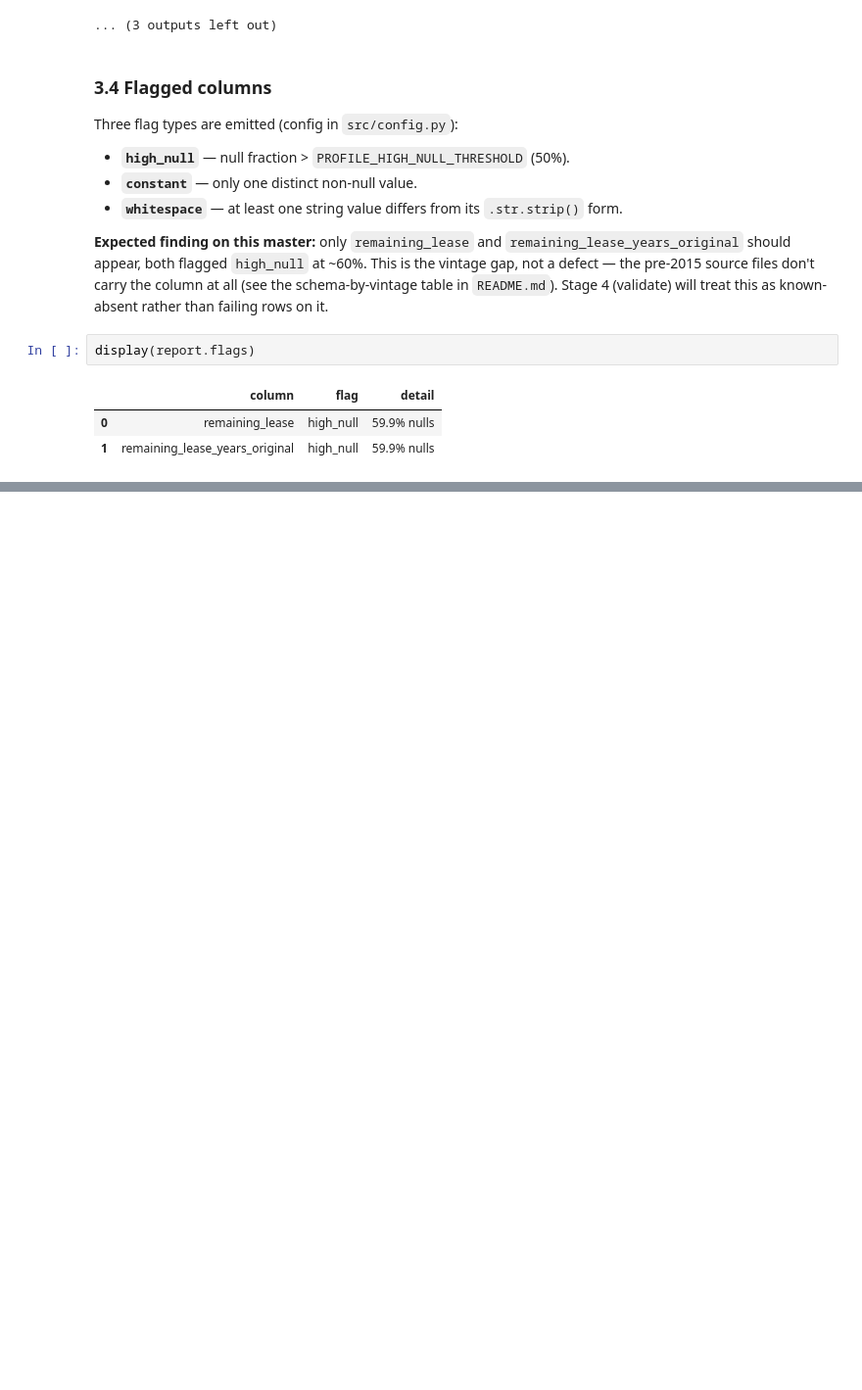
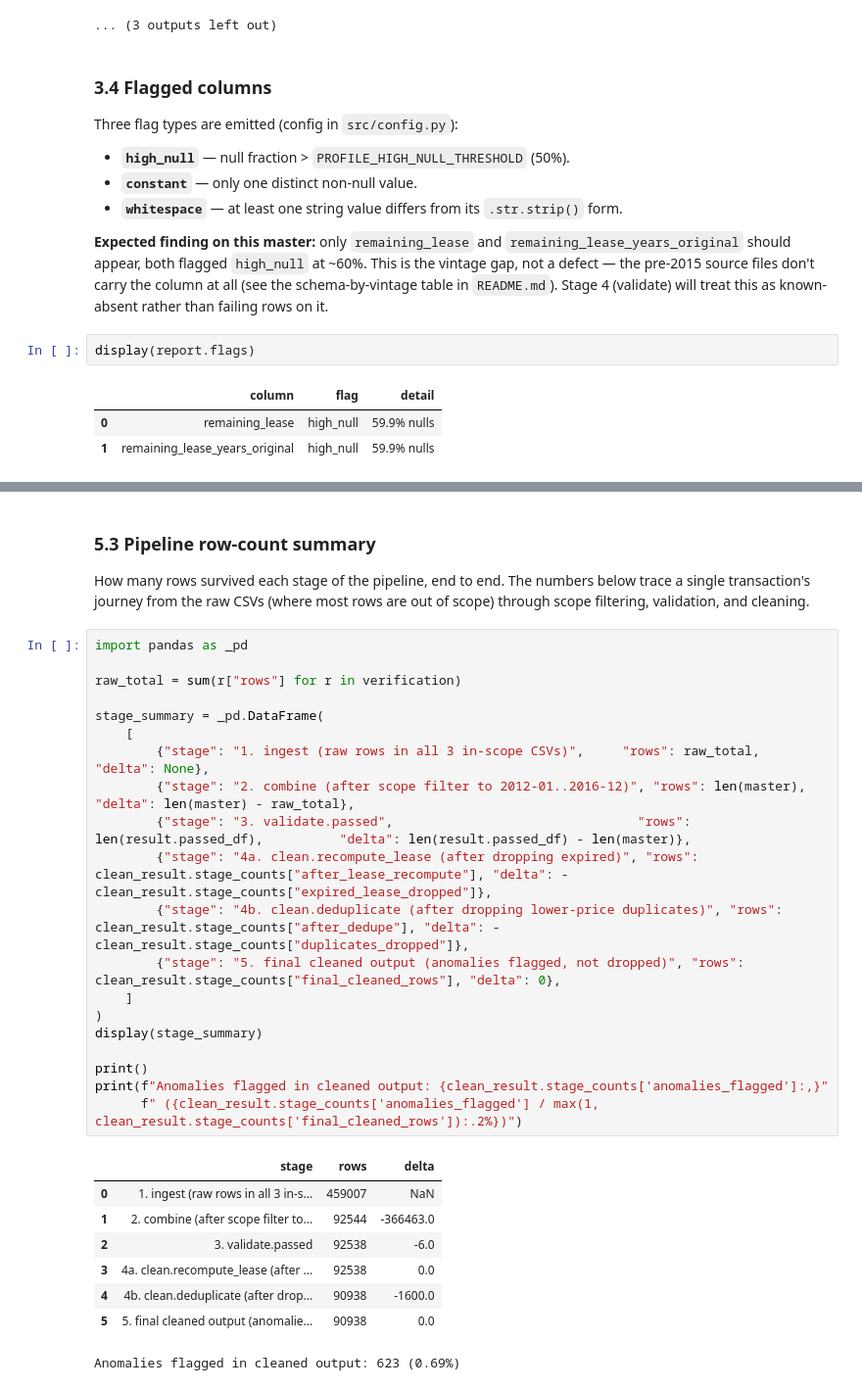
Before and after one commit to ivan-ong/hdb_resale_prices, a Jupyter notebook: notebook/hdb_etl.ipynb, the cells around one changed output, grey strips where cells are left out. Shown at 98% size. Saved outputs shown, nothing was run; the diff lists cells and outputs as text; blank space fills up the shorter version.

```diff
--- a/notebook/hdb_etl.ipynb
+++ b/notebook/hdb_etl.ipynb
@@ -378 +596,34 @@ display(report.flags)
+# %% [markdown]
+### 5.3 Pipeline row-count summary
+
+How many rows survived each stage of the pipeline, end to end. The numbers below trace a single transaction's journey from the raw CSVs (where most rows are out of scope) through scope filtering, validation, and cleaning.
+# %%
+import pandas as _pd
+
+raw_total = sum(r["rows"] for r in verification)
+
+stage_summary = _pd.DataFrame(
+    [
+        {"stage": "1. ingest (raw rows in all 3 in-scope CSVs)",     "rows": raw_total,                        "delta": None},
+        {"stage": "2. combine (after scope filter to 2012-01..2016-12)", "rows": len(master),                 "delta": len(master) - raw_total},
+        {"stage": "3. validate.passed",                                "rows": len(result.passed_df),          "delta": len(result.passed_df) - len(master)},
+        {"stage": "4a. clean.recompute_lease (after dropping expired)", "rows": clean_result.stage_counts["after_lease_recompute"], "delta": -clean_result.stage_counts["expired_lease_dropped"]},
+        {"stage": "4b. clean.deduplicate (after dropping lower-price duplicates)", "rows": clean_result.stage_counts["after_dedupe"], "delta": -clean_result.stage_counts["duplicates_dropped"]},
+        {"stage": "5. final cleaned output (anomalies flagged, not dropped)", "rows": clean_result.stage_counts["final_cleaned_rows"], "delta": 0},
+    ]
+)
+display(stage_summary)
+
+print()
+print(f"Anomalies flagged in cleaned output: {clean_result.stage_counts['anomalies_flagged']:,}"
+      f" ({clean_result.stage_counts['anomalies_flagged'] / max(1, clean_result.stage_counts['final_cleaned_rows']):.2%})")
+# %% [output]
+|  | stage | rows | delta |
+| 0 | 1. ingest (raw rows in all 3 in-s... | 459007 | NaN |
+| 1 | 2. combine (after scope filter to... | 92544 | -366463.0 |
+| 2 | 3. validate.passed | 92538 | -6.0 |
+| 3 | 4a. clean.recompute_lease (after ... | 92538 | 0.0 |
+| 4 | 4b. clean.deduplicate (after drop... | 90938 | -1600.0 |
+| 5 | 5. final cleaned output (anomalie... | 90938 | 0.0 |
+Anomalies flagged in cleaned output: 623 (0.69%)
 # %% [markdown]
```
Also changed, not shown: parts of 18 cells of this notebook, 7 other files.
